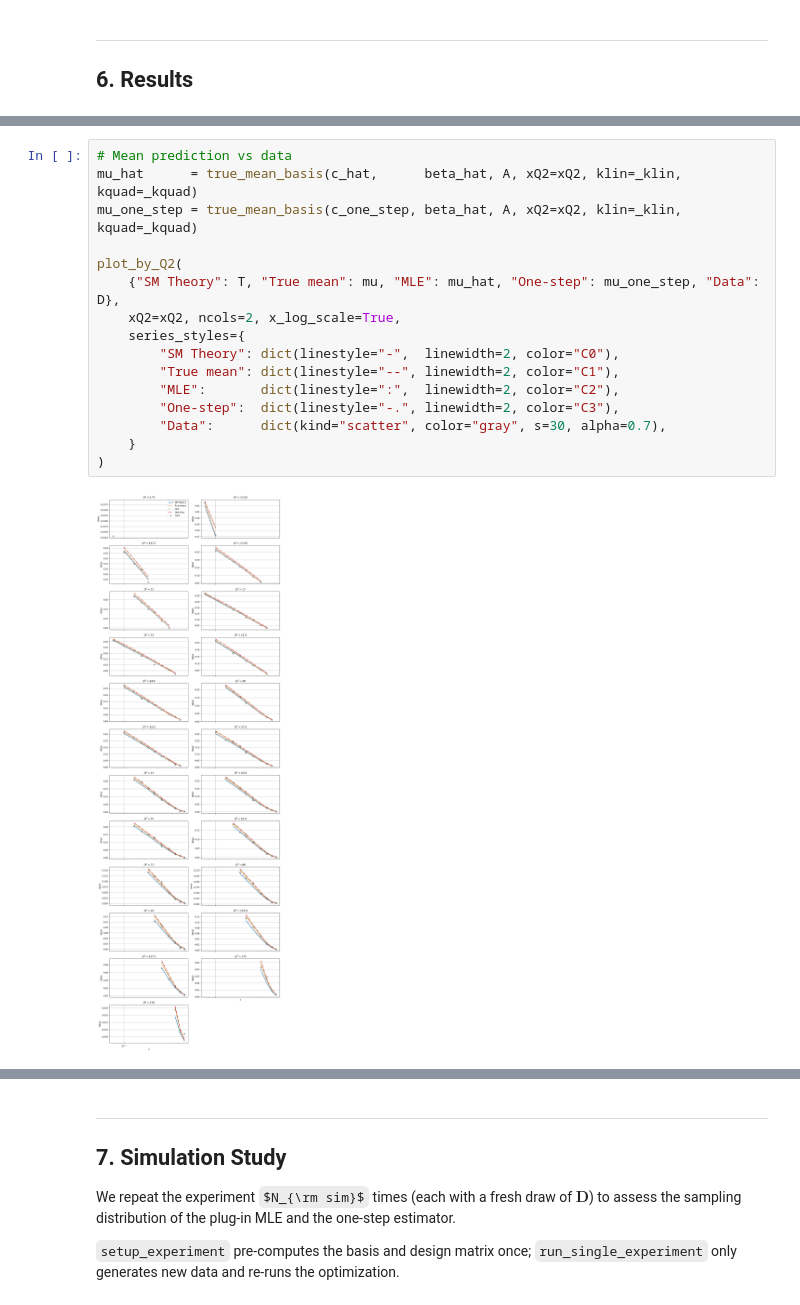
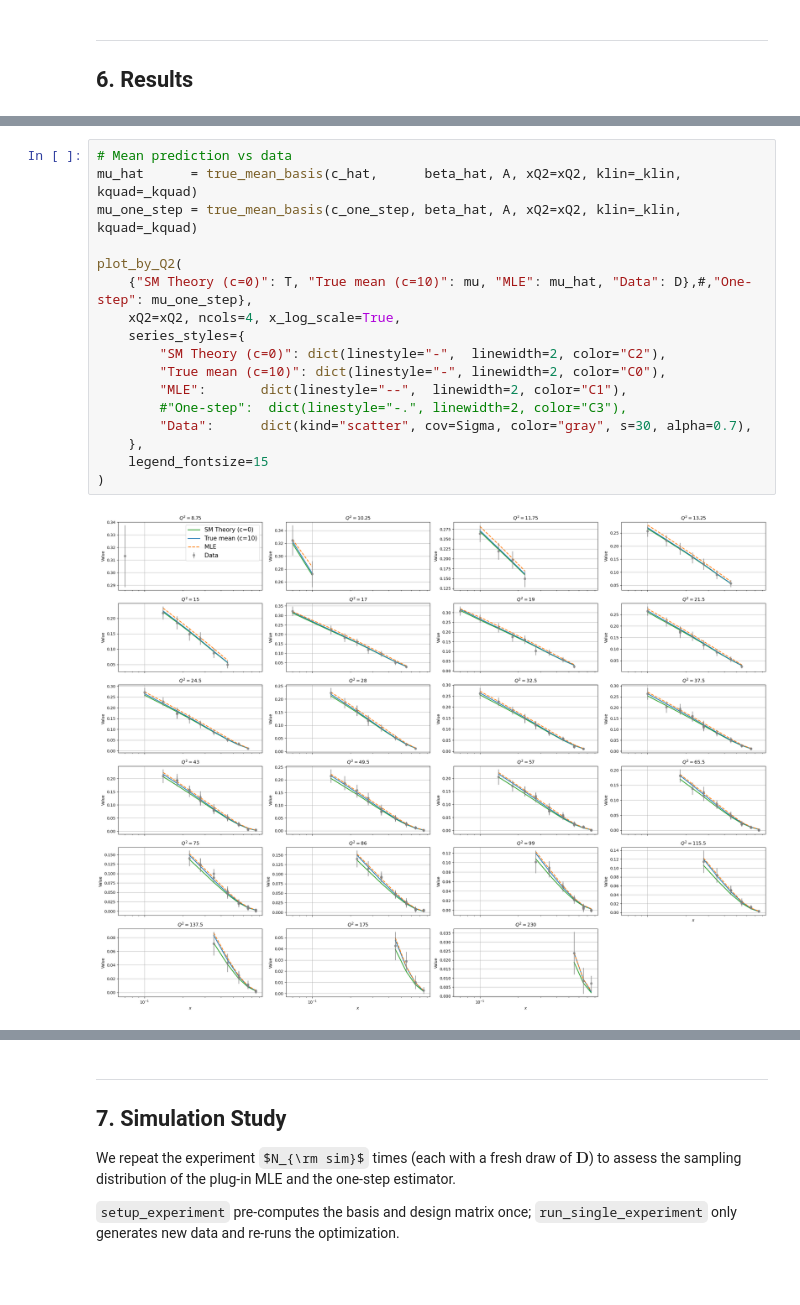
Before and after one commit to richardzhs/Semiparametric_Parameter_Estimation_PDF, a Jupyter notebook: T3_demo.ipynb, the cells around one changed output, grey strips where cells are left out. Drawn from its saved outputs; the diff is of its cells as text; some formulas as TeX source; blank space fills up the shorter version.

```diff
--- a/T3_demo.ipynb
+++ b/T3_demo.ipynb
@@ -377,18 +457,19 @@ plt.tight_layout(); plt.show()
 # %%
 # Mean prediction vs data
 mu_hat      = true_mean_basis(c_hat,      beta_hat, A, xQ2=xQ2, klin=_klin, kquad=_kquad)
 mu_one_step = true_mean_basis(c_one_step, beta_hat, A, xQ2=xQ2, klin=_klin, kquad=_kquad)
 
 plot_by_Q2(
-    {"SM Theory": T, "True mean": mu, "MLE": mu_hat, "One-step": mu_one_step, "Data": D},
-    xQ2=xQ2, ncols=2, x_log_scale=True,
+    {"SM Theory (c=0)": T, "True mean (c=10)": mu, "MLE": mu_hat, "Data": D},#,"One-step": mu_one_step},
+    xQ2=xQ2, ncols=4, x_log_scale=True,
     series_styles={
-        "SM Theory": dict(linestyle="-",  linewidth=2, color="C0"),
-        "True mean": dict(linestyle="--", linewidth=2, color="C1"),
-        "MLE":       dict(linestyle=":",  linewidth=2, color="C2"),
-        "One-step":  dict(linestyle="-.", linewidth=2, color="C3"),
-        "Data":      dict(kind="scatter", color="gray", s=30, alpha=0.7),
-    }
+        "SM Theory (c=0)": dict(linestyle="-",  linewidth=2, color="C2"),
+        "True mean (c=10)": dict(linestyle="-", linewidth=2, color="C0"),
+        "MLE":       dict(linestyle="--",  linewidth=2, color="C1"),
+        #"One-step":  dict(linestyle="-.", linewidth=2, color="C3"),
+        "Data":      dict(kind="scatter", cov=Sigma, color="gray", s=30, alpha=0.7),
+    },
+    legend_fontsize=15
 )
 # %% [output]
-[figure, old version]
+[figure, new version]
```
Also changed, not shown: parts of 26 cells of this notebook, 1 other file.
